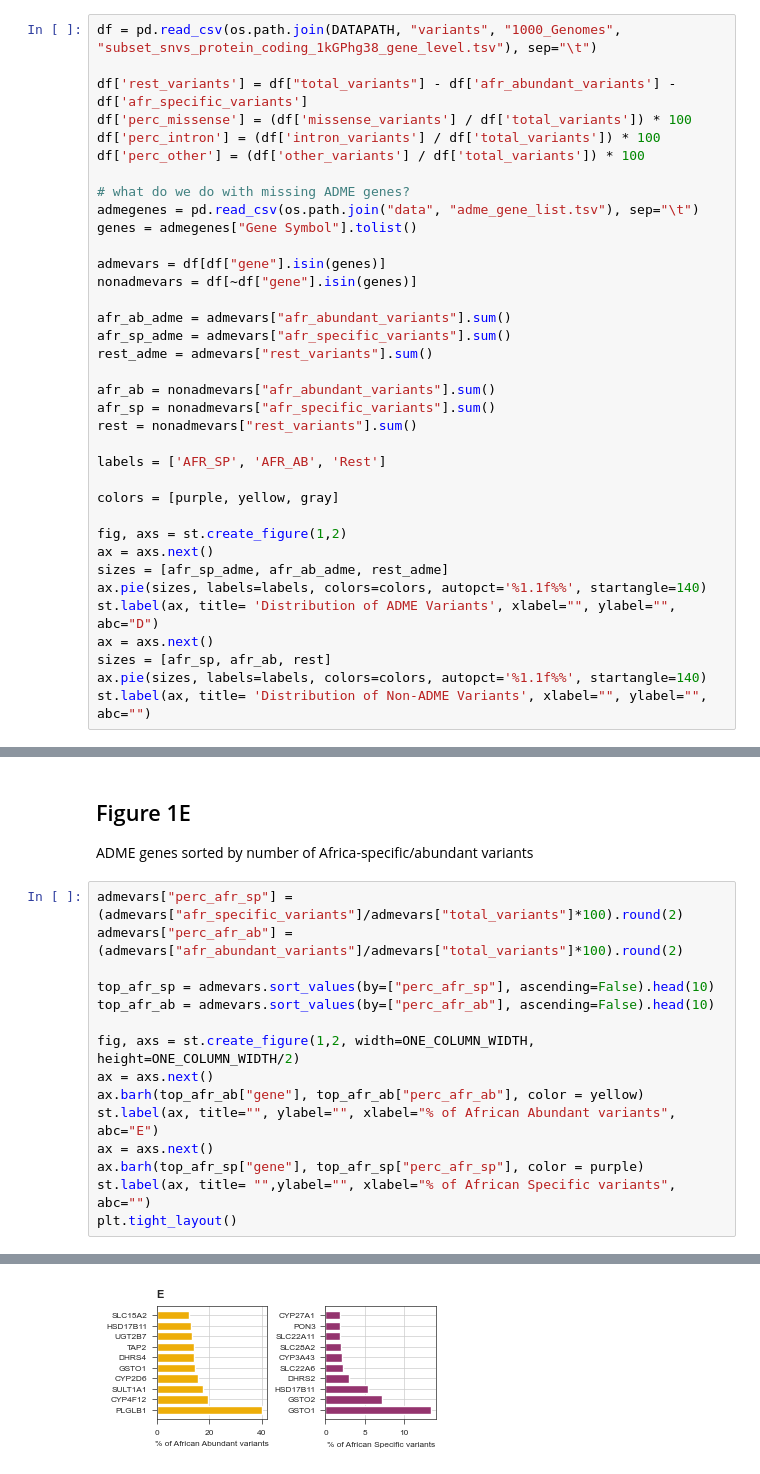
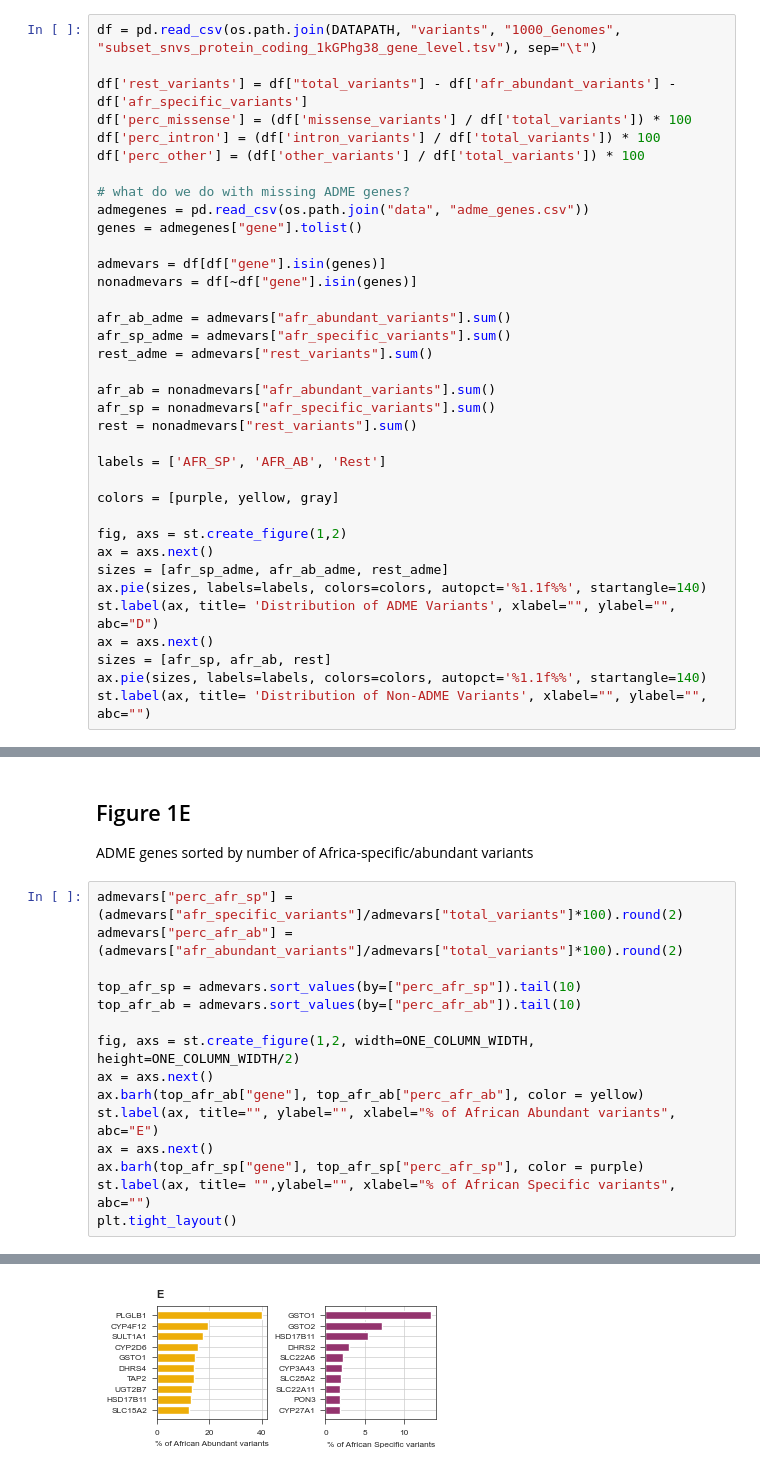
Before and after one commit to ersilia-os/pharmacogx-embeddings, a Jupyter notebook: paper/figure1.ipynb, the cells around one changed output, grey strips where cells are left out. Saved outputs shown, nothing was run; the diff lists cells and outputs as text.

```diff
--- a/paper/figure1.ipynb
+++ b/paper/figure1.ipynb
@@ -327,8 +381,8 @@ df['perc_intron'] = (df['intron_variants'] / df['total_variants']) * 100
 df['perc_other'] = (df['other_variants'] / df['total_variants']) * 100
 
 # what do we do with missing ADME genes?
-admegenes = pd.read_csv(os.path.join("data", "adme_gene_list.tsv"), sep="\t")
-genes = admegenes["Gene Symbol"].tolist()
+admegenes = pd.read_csv(os.path.join("data", "adme_genes.csv"))
+genes = admegenes["gene"].tolist()
 
 admevars = df[df["gene"].isin(genes)]
 nonadmevars = df[~df["gene"].isin(genes)]
@@ -402,8 +470,8 @@ ADME genes sorted by number of Africa-specific/abundant variants
 admevars["perc_afr_sp"] = (admevars["afr_specific_variants"]/admevars["total_variants"]*100).round(2)
 admevars["perc_afr_ab"] = (admevars["afr_abundant_variants"]/admevars["total_variants"]*100).round(2)
 
-top_afr_sp = admevars.sort_values(by=["perc_afr_sp"], ascending=False).head(10)
-top_afr_ab = admevars.sort_values(by=["perc_afr_ab"], ascending=False).head(10)
+top_afr_sp = admevars.sort_values(by=["perc_afr_sp"]).tail(10)
+top_afr_ab = admevars.sort_values(by=["perc_afr_ab"]).tail(10)
 
 fig, axs = st.create_figure(1,2, width=ONE_COLUMN_WIDTH, height=ONE_COLUMN_WIDTH/2)
 ax = axs.next()
@@ -417 +495 @@ plt.tight_layout()
-[figure, old version]
+[figure, new version]
```
Also changed, not shown: parts of 22 cells of this notebook, 6 other files.
